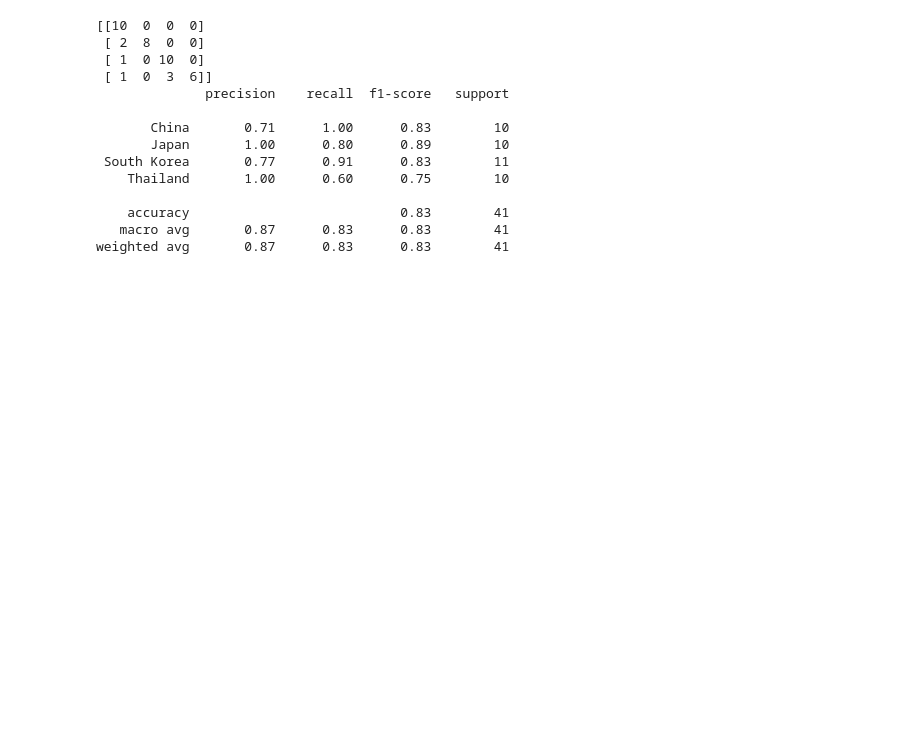
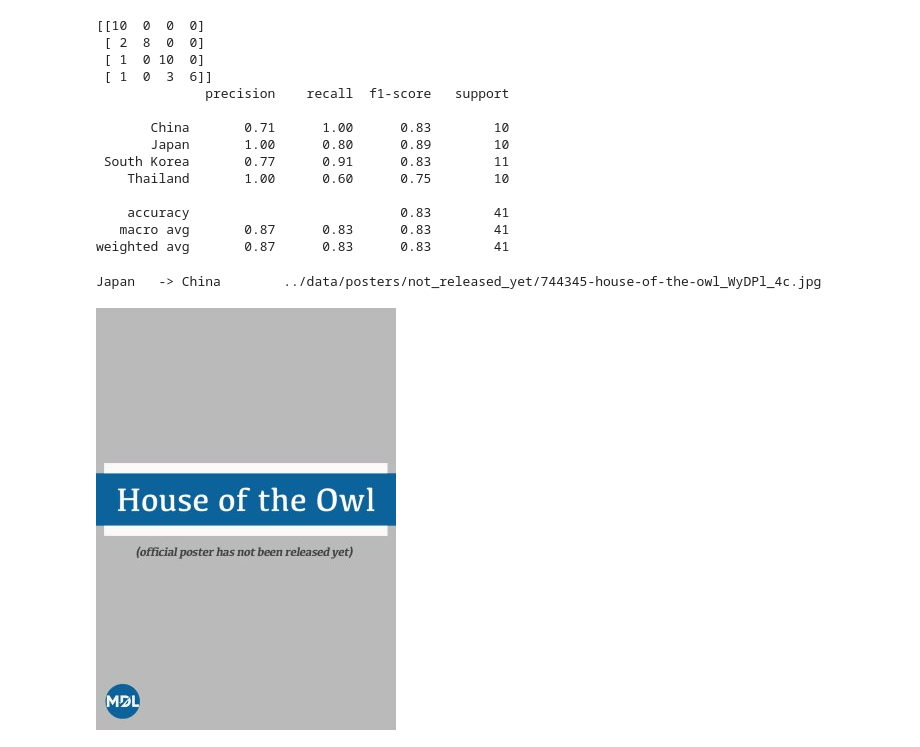
Before and after one commit to lapythie/dora, a Jupyter notebook: notebooks/baselines/poster2Country.ipynb, the cells around one changed output. Drawn from its saved outputs; the diff is of its cells as text; code cells hidden in the pictures; blank space fills up the shorter version.

```diff
--- a/notebooks/baselines/poster2Country.ipynb
+++ b/notebooks/baselines/poster2Country.ipynb
@@ -382,3 +382,19 @@ weighted avg       0.90      0.88      0.88        41
     accuracy                           0.83        41
    macro avg       0.87      0.83      0.83        41
 weighted avg       0.87      0.83      0.83        41
+# %%
+tmp = sample.drop(fold_test.index)
+tmp = tmp.assign(
+    pred=tmp["rel_path"].progress_apply(
+        lambda x: predict(x, labels, processor, model, device)
+    )
+)
+# %%
+for t in tmp[
+    (tmp["Country"] != tmp["pred"])
+].head(1).itertuples():
+    print (f"{t.Country}\t-> {t.pred}", t.rel_path, sep="\t")
+    display(Image.open(t.rel_path))
+# %% [output]
+Japan   -> China        ../data/posters/not_released_yet/744345-house-of-the-owl_WyDPl_4c.jpg
+[figure, added]
```
